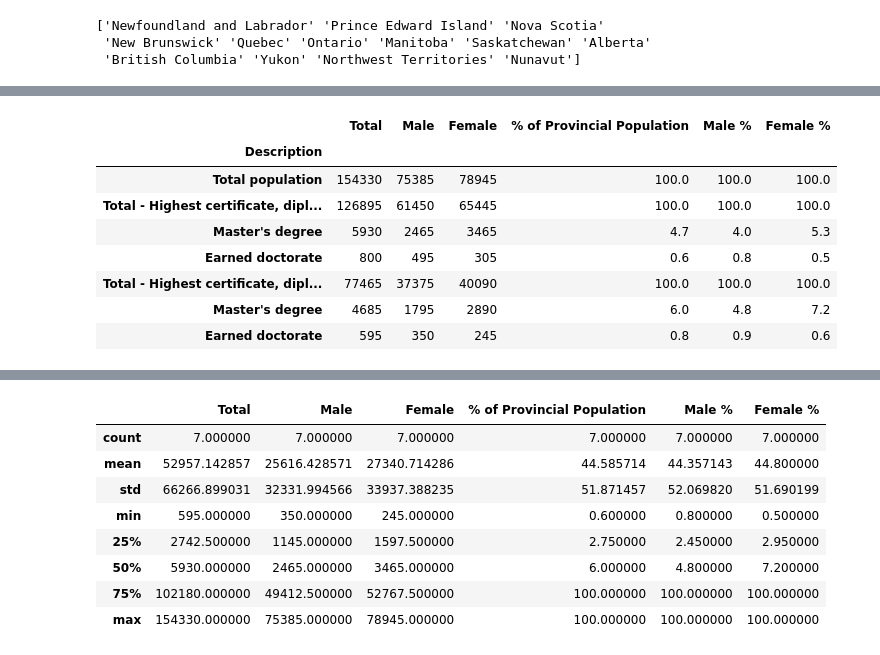
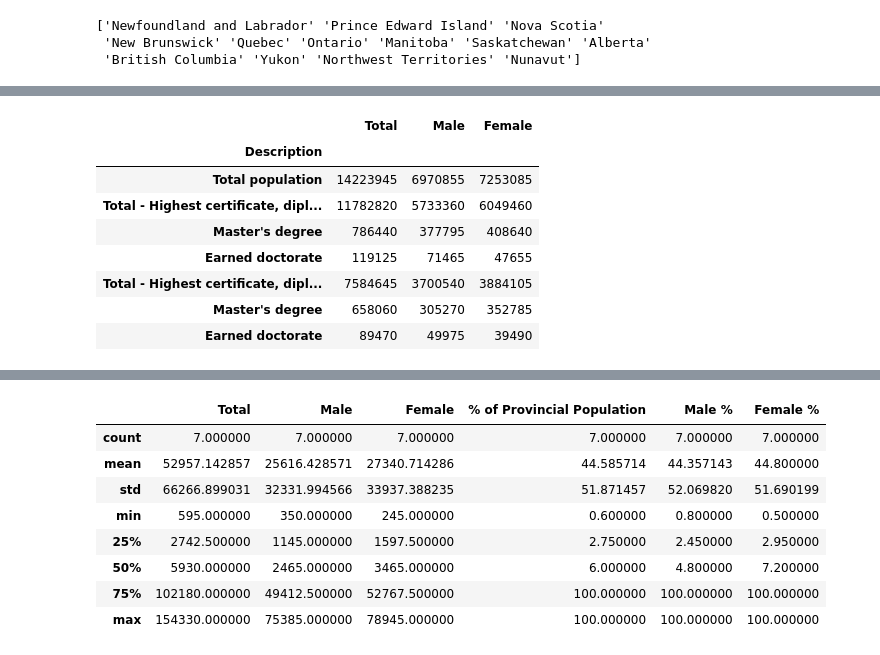
Before and after one commit to BehnooshNasri/project_one, a Jupyter notebook: behnoosh_analysis.ipynb, the cells around one changed output, grey strips where cells are left out. Saved outputs shown, nothing was run; the diff lists cells and outputs as text; code cells hidden in the pictures.

```diff
--- a/behnoosh_analysis.ipynb
+++ b/behnoosh_analysis.ipynb
@@ -65,8 +56,8 @@ print(initial_df.iloc[:, 0].unique())
 # %%
 #create 4 dataframes for QC, ON, BC and AB
-qc_data = initial_df[initial_df['Province/Territory'] == 'Quebec'][["Description", "Total", "Male", "Female", "% of Provincial Population", "Male %", "Female %"]]
-on_data = initial_df[initial_df['Province/Territory'] == 'Ontario'][["Description", "Total", "Male", "Female", "% of Provincial Population", "Male %", "Female %"]]
-ab_data = initial_df[initial_df['Province/Territory'] == 'Alberta'][["Description", "Total", "Male", "Female", "% of Provincial Population", "Male %", "Female %"]]
-bc_data = initial_df[initial_df['Province/Territory'] == 'British Columbia'][["Description", "Total", "Male", "Female", "% of Provincial Population", "Male %", "Female %"]]
+qc_data = initial_df[initial_df['Province/Territory'] == 'Quebec'][["Description", "Total", "Male", "Female"]]
+on_data = initial_df[initial_df['Province/Territory'] == 'Ontario'][["Description", "Total", "Male", "Female"]]
+ab_data = initial_df[initial_df['Province/Territory'] == 'Alberta'][["Description", "Total", "Male", "Female"]]
+bc_data = initial_df[initial_df['Province/Territory'] == 'British Columbia'][["Description", "Total", "Male", "Female"]]
 # %%
 # print(dfs_by_province['Prince Edward Island']['Description'].unique())
@@ -78,17 +64,20 @@ bc_data = initial_df[initial_df['Province/Territory'] == 'British Columbia'][["D
-# %%
-pei = dfs_by_province['Prince Edward Island'][["Description", "Total", "Male", "Female", "% of Provincial Population", "Male %", "Female %"]]
-pei.set_index("Description", inplace=True)
-pei
-# %% [output]
-|  | Total | Male | Female | % of Provincial Population | Male % | Female % |
-| Description |  |  |  |  |  |  |
-| Total population | 154330 | 75385 | 78945 | 100.0 | 100.0 | 100.0 |
-| Total - Highest certificate, dipl... | 126895 | 61450 | 65445 | 100.0 | 100.0 | 100.0 |
-| Master's degree | 5930 | 2465 | 3465 | 4.7 | 4.0 | 5.3 |
-| Earned doctorate | 800 | 495 | 305 | 0.6 | 0.8 | 0.5 |
-| Total - Highest certificate, dipl... | 77465 | 37375 | 40090 | 100.0 | 100.0 | 100.0 |
-| Master's degree | 4685 | 1795 | 2890 | 6.0 | 4.8 | 7.2 |
-| Earned doctorate | 595 | 350 | 245 | 0.8 | 0.9 | 0.6 |
+# %%
+#set the description as index
+qc_data.set_index("Description", inplace=True)
+on_data.set_index("Description", inplace=True)
+ab_data.set_index("Description", inplace=True)
+bc_data.set_index("Description", inplace=True)
+on_data
+# %% [output]
+|  | Total | Male | Female |
+| Description |  |  |  |
+| Total population | 14223945 | 6970855 | 7253085 |
+| Total - Highest certificate, dipl... | 11782820 | 5733360 | 6049460 |
+| Master's degree | 786440 | 377795 | 408640 |
+| Earned doctorate | 119125 | 71465 | 47655 |
+| Total - Highest certificate, dipl... | 7584645 | 3700540 | 3884105 |
+| Master's degree | 658060 | 305270 | 352785 |
+| Earned doctorate | 89470 | 49975 | 39490 |
 # %%
 # #if it's better to flip rows and columns
 #pei_transposed = pei.transpose()
```
Also changed, not shown: parts of 2 cells of this notebook.
